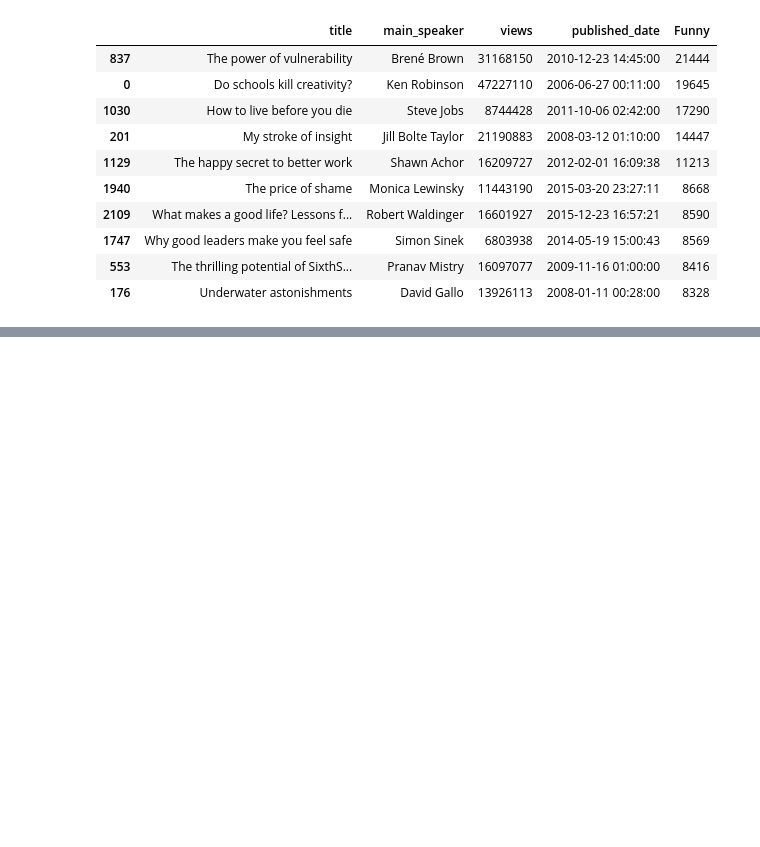
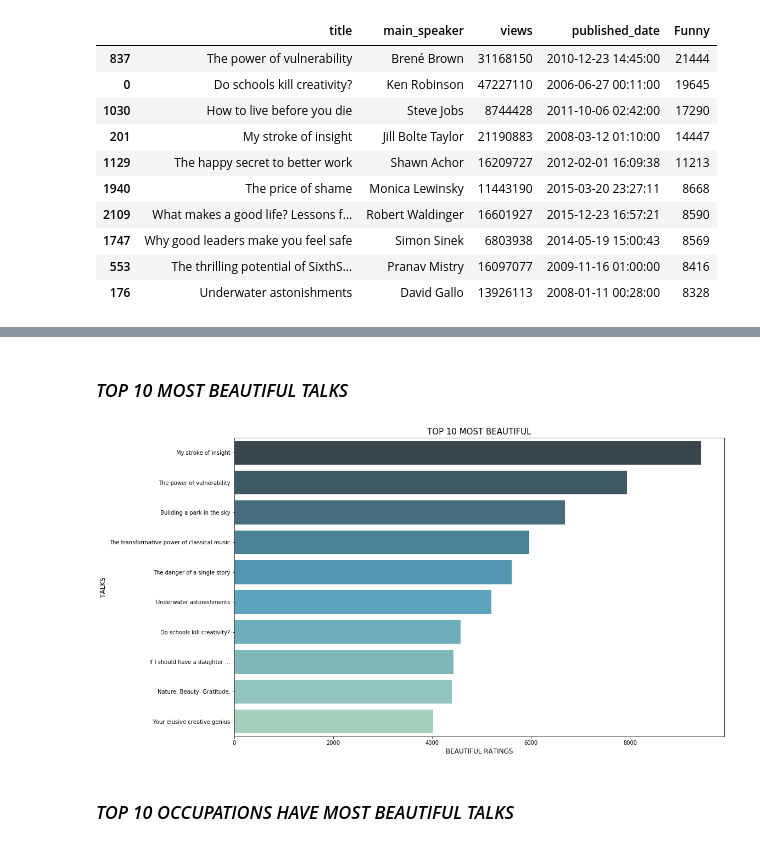
Before and after one commit to nguyenhuynhxuanmai/LTKHDL_FinalProject, a Jupyter notebook: 1712091_NguyenHuynhXuanMai.ipynb, the cells around one changed output, grey strips where cells are left out. Cells and saved outputs as stored; diff of their text form; code cells hidden in the pictures; blank space fills up the shorter version.

```diff
--- a/1712091_NguyenHuynhXuanMai.ipynb
+++ b/1712091_NguyenHuynhXuanMai.ipynb
@@ -974,0 +765,22 @@ ted[['title', 'main_speaker', 'views', 'published_date', 'funny_ratings']].sort_
+# %%
+# Tổng các định nghĩa định lượng xếp hạng của mỗi dòng dict của list
+ted['num_ratings'] = ted['ratings_list'].apply(lambda x: pd.DataFrame(x)['count'].sum())
+
+# Em muốn tính % Funny trong
+# tổng số các định nghĩa định lượng xếp hạng của mỗi dòng dict của list
+ted['percentage_funny'] = ted['Funny_ratings'] / ted['num_ratings']
+
+# Đếm SL nghề nghiệp
+occupation_counts = ted.speaker_occupation.value_counts()
+
+# Type là series
+#type(occupation_counts)
+
+# Lọc lấy những nghề nghiệp có counts >= 5
+top_occupations = occupation_counts[occupation_counts >= 5].index
+
+# lọc DataFrame để chỉ bao gồm những nghề nghiệp đó
+ted_top_occupations = ted[ted.speaker_occupation.isin(top_occupations)]
+ted_top_occupations.shape
+
+ted_top_occupations.groupby('speaker_occupation').percentage_funny.mean().sort_values().tail(10)
@@ -974,0 +800,27 @@ ted[['title', 'main_speaker', 'views', 'published_date', 'funny_ratings']].sort_
+# %% [markdown]
+### *TOP 10 MOST BEAUTIFUL TALKS*
+# %%
+# Cuz "beautiful" is not always 1st dict of list, so I can't access by order
+# I should access it by name
+def get_Beautiful_ratings(list_of_dicts):
+    for i in list_of_dicts:
+        if i['name'] == 'Beautiful':
+            return i['count']
+
+# Applied 'get_Beautiful_ratings' for funny list
+ted['Beautiful_ratings'] = ted.ratings_list.apply(get_Beautiful_ratings)
+
+# Print top 10 most beautiful
+top10_Beautiful_ratings = ted[['title', 'main_speaker', 'views', 'published_date', 'Beautiful_ratings']].sort_values('Beautiful_ratings', ascending = False).head(10)
+
+# Vẽ biểu đồ
+plt.figure(figsize = (16,10))
+sns.barplot(x = top10_Beautiful_ratings['Beautiful_ratings'], y = top10_Beautiful_ratings['title'], data = ted_occupation.head(10), palette = "GnBu_d")
+plt.xlabel('BEAUTIFUL RATINGS', size = 12)
+plt.ylabel('TALKS', size = 12)
+plt.title('TOP 10 MOST BEAUTIFUL', size = 15)
+plt.show();
+# %% [output]
+[figure, added]
+# %% [markdown]
+### *TOP 10 OCCUPATIONS HAVE MOST BEAUTIFUL TALKS*
```
Also changed, not shown: parts of 76 cells of this notebook.
